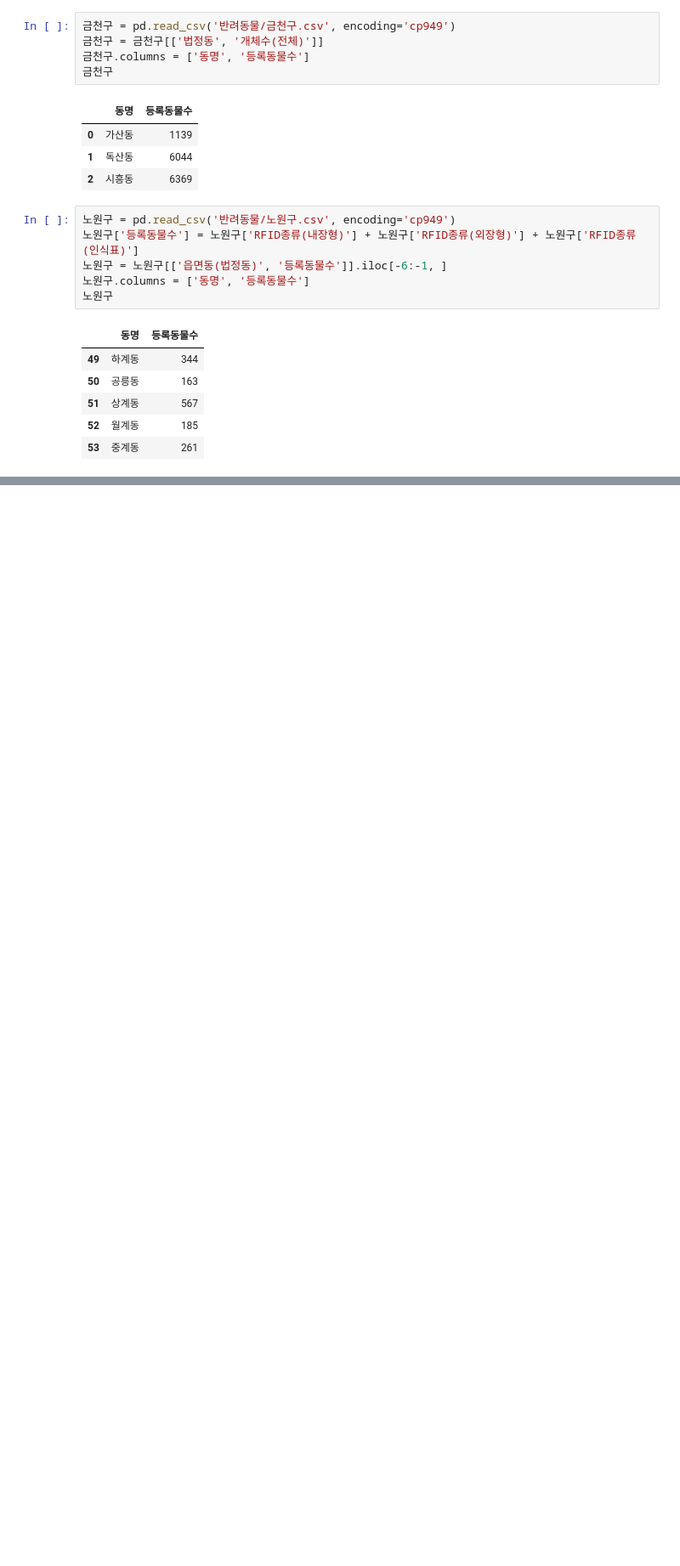
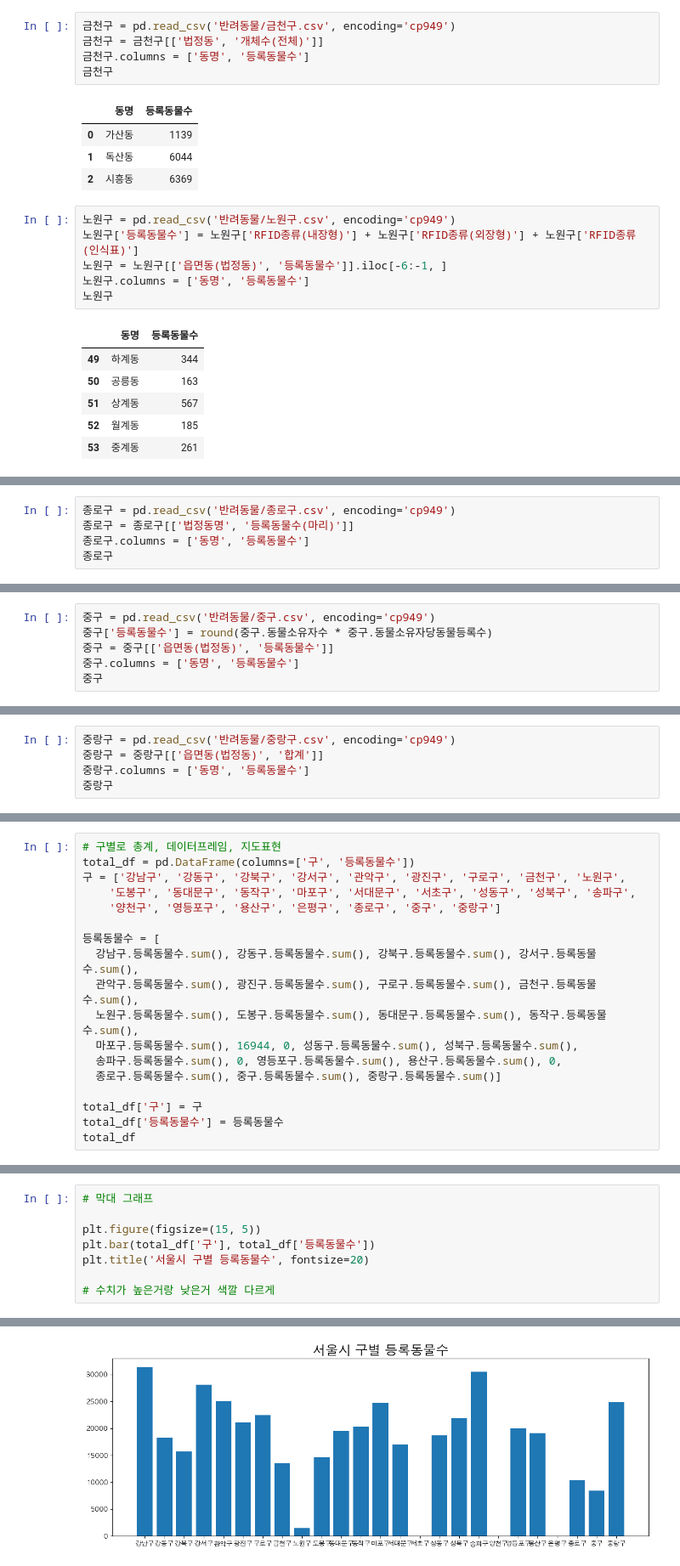
Before and after one commit to y109240/dataAnalysis, a Jupyter notebook: 데이터분석_미니프로젝트.ipynb, the cells around one changed output, grey strips where cells are left out. Shown at 85% size. Drawn from its saved outputs; the diff is of its cells as text; blank space fills up the shorter version.

```diff
--- a/데이터분석_미니프로젝트.ipynb
+++ b/데이터분석_미니프로젝트.ipynb
@@ -132,0 +341,5 @@ import pandas as pd
+# %%
+종로구 = pd.read_csv('반려동물/종로구.csv', encoding='cp949')
+종로구 = 종로구[['법정동명', '등록동물수(마리)']]
+종로구.columns = ['동명', '등록동물수']
+종로구
@@ -132,0 +360,6 @@ import pandas as pd
+# %%
+중구 = pd.read_csv('반려동물/중구.csv', encoding='cp949')
+중구['등록동물수'] = round(중구.동물소유자수 * 중구.동물소유자당동물등록수)
+중구 = 중구[['읍면동(법정동)', '등록동물수']]
+중구.columns = ['동명', '등록동물수']
+중구
@@ -132,0 +380,5 @@ import pandas as pd
+# %%
+중랑구 = pd.read_csv('반려동물/중랑구.csv', encoding='cp949')
+중랑구 = 중랑구[['읍면동(법정동)', '합계']]
+중랑구.columns = ['동명', '등록동물수']
+중랑구
@@ -132,0 +393,18 @@ import pandas as pd
+# %%
+# 구별로 총계, 데이터프레임, 지도표현
+total_df = pd.DataFrame(columns=['구', '등록동물수'])
+구 = ['강남구', '강동구', '강북구', '강서구', '관악구', '광진구', '구로구', '금천구', '노원구',
+    '도봉구', '동대문구', '동작구', '마포구', '서대문구', '서초구', '성동구', '성북구', '송파구',
+    '양천구', '영등포구', '용산구', '은평구', '종로구', '중구', '중랑구']
+
+등록동물수 = [
+  강남구.등록동물수.sum(), 강동구.등록동물수.sum(), 강북구.등록동물수.sum(), 강서구.등록동물수.sum(),
+  관악구.등록동물수.sum(), 광진구.등록동물수.sum(), 구로구.등록동물수.sum(), 금천구.등록동물수.sum(),
+  노원구.등록동물수.sum(), 도봉구.등록동물수.sum(), 동대문구.등록동물수.sum(), 동작구.등록동물수.sum(),
+  마포구.등록동물수.sum(), 16944, 0, 성동구.등록동물수.sum(), 성북구.등록동물수.sum(),
+  송파구.등록동물수.sum(), 0, 영등포구.등록동물수.sum(), 용산구.등록동물수.sum(), 0,
+  종로구.등록동물수.sum(), 중구.등록동물수.sum(), 중랑구.등록동물수.sum()]
+
+total_df['구'] = 구
+total_df['등록동물수'] = 등록동물수
+total_df
@@ -132,0 +429,9 @@ import pandas as pd
+# %%
+# 막대 그래프
+
+plt.figure(figsize=(15, 5))
+plt.bar(total_df['구'], total_df['등록동물수'])
+plt.title('서울시 구별 등록동물수', fontsize=20)
+
+# 수치가 높은거랑 낮은거 색깔 다르게
+# %% [output]
@@ -132,0 +439 @@ import pandas as pd
+[figure, added]
```
Also changed, not shown: parts of 31 cells of this notebook.
